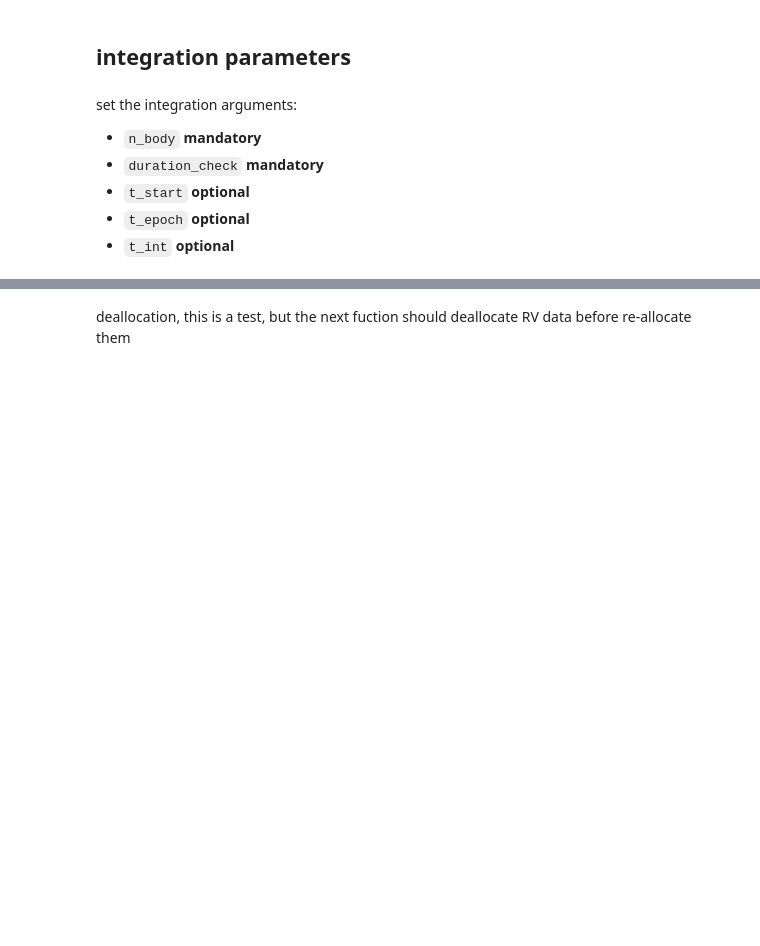
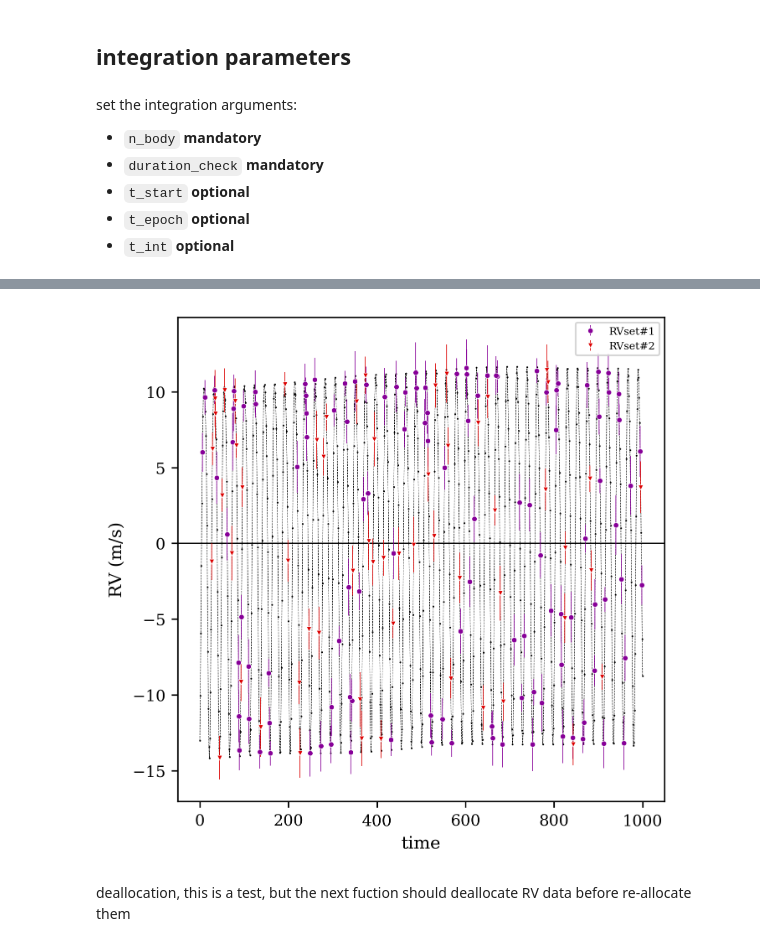
Before and after one commit to lucaborsato/trades, a Jupyter notebook: trades_example/python_examples/import_trades_for_python.ipynb, the cells around one changed output, grey strips where cells are left out. Cells and saved outputs as stored; diff of their text form; code cells hidden in the pictures; blank space fills up the shorter version.

```diff
--- a/trades_example/python_examples/import_trades_for_python.ipynb
+++ b/trades_example/python_examples/import_trades_for_python.ipynb
@@ -30,6 +28,13 @@ set the integration arguments:
 - `t_start` **optional**
 - `t_epoch` **optional**
 - `t_int` **optional**
+# %%
+t_start = 0.0 # start time of the integration
+t_epoch = t_start # reference time of the orbital parameters, could be equal to, earlier or later than `t_start`
+t_int   = 1000.0 # total integration time from the start time
+
+n_body = 3 # number of bodies (NOT PLANETS) in the system, that is star + planets
+duration_check = 1 # to check or not the duration in this case it is a return flag, 1 means return it
 # %%
 # without setting global value for t_start, t_epoch, t_int:
 pytrades.args_init(
@@ -86,3 +491,48 @@ Defined RVs with n_rv =  6
+# %%
+colors = plt.get_cmap("nipy_spectral")(np.linspace(0.1, 0.9, endpoint=True, num=n_rvset))
+markers = markers = mpl.markers.MarkerStyle.filled_markers
+
+fig = plt.figure(figsize=figsize)
+nrows,ncols,irow,icol=1,1,0,0
+ax = plt.subplot2grid((nrows,ncols),(irow,icol))
+
+ax.axhline(0.0, color='black', ls='-', lw=0.7, zorder=1)
+ax.plot(
+    time_steps-t_epoch, rvs,
+    color='black',
+    marker='o',
+    ms=1,
+    mec='None',
+    mew=0.3,
+    ls='--',
+    lw=0.3,
+    zorder=3
+)
+ax.set_xlabel("time")
+ax.set_ylabel("RV (m/s)")
+
+for i_s, s in enumerate(set_rv):
+    sel = s == rv_setid
+    ax.errorbar(
+        t_rv[sel]-t_epoch, rv_obs[sel],
+        yerr=erv_obs[sel],
+        color=colors[i_s],
+        marker=markers[i_s],
+        ms=3,
+        mec='white',
+        mew=0.3,
+        ls='',
+        elinewidth=0.4,
+        capsize=0,
+        zorder=4,
+        label="RVset#{}".format(s)
+    )
+ax.legend(loc='best', fontsize=6)
+
+plt.show()
+plt.close(fig)
+# %% [output]
+[figure, added]
 # %% [markdown]
 deallocation, this is a test, but the next fuction should deallocate RV data before re-allocate them
 # %%
```
Also changed, not shown: parts of 51 cells of this notebook, 15 other files.
